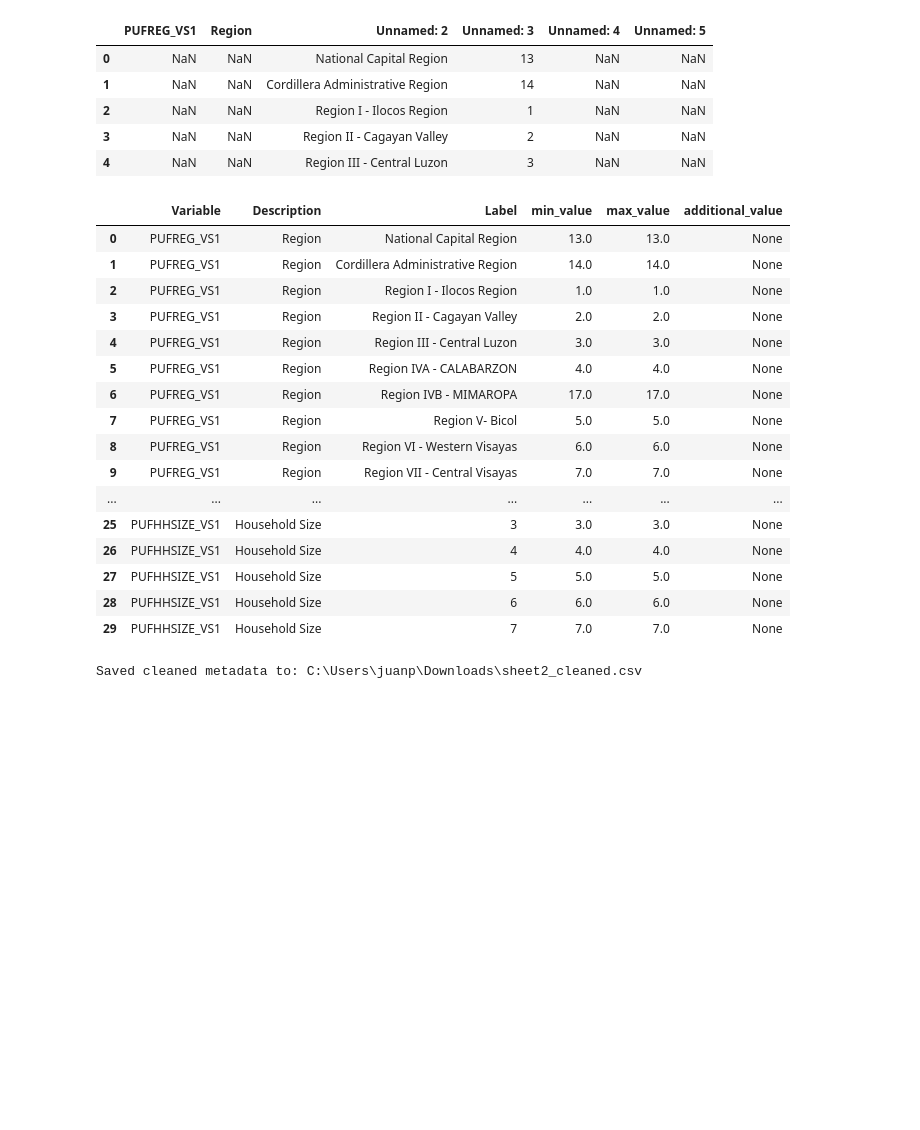
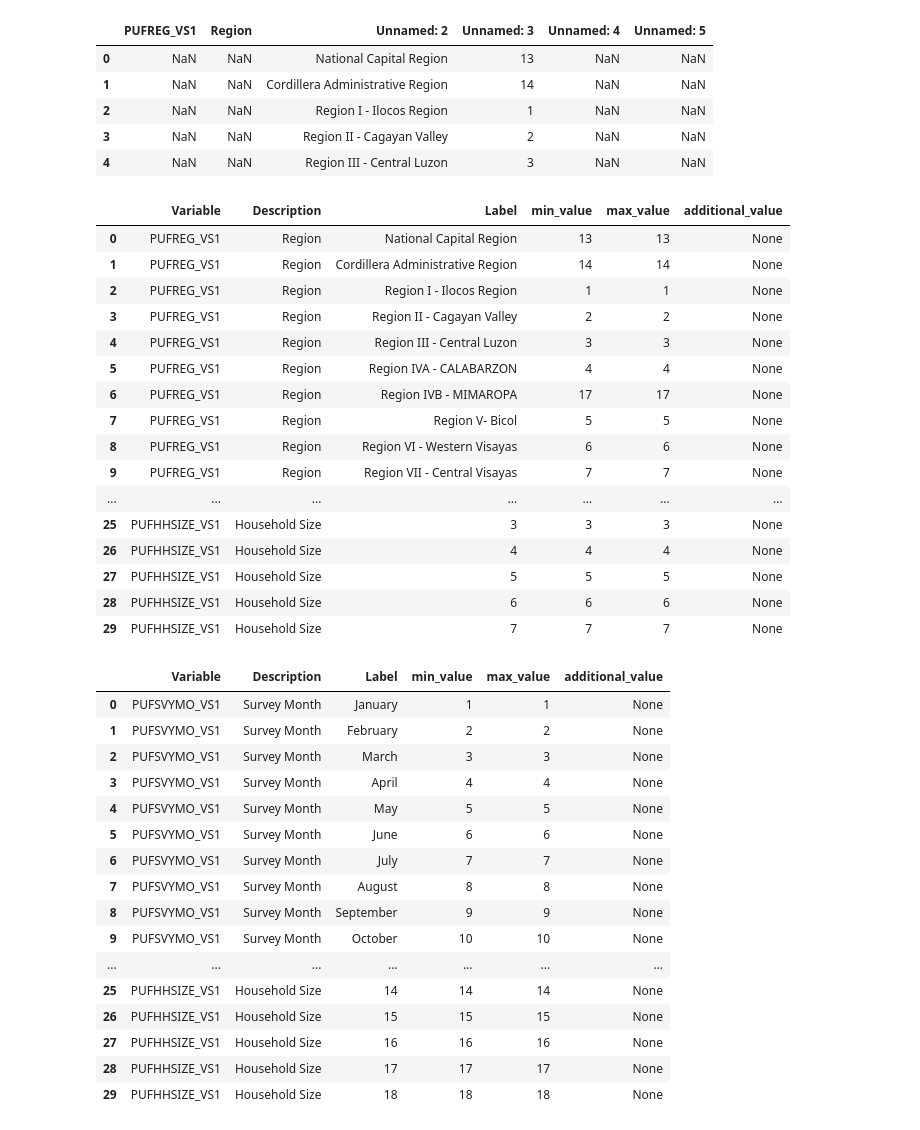
Before and after one commit to clemweb3/Undegraduate-Thesis-Repository, a Jupyter notebook: Notebooks/Preprocessing.ipynb, the cells around one changed output. Drawn from its saved outputs; the diff is of its cells as text; code cells hidden in the pictures; blank space fills up the shorter version.

Commit message:
fixed the code block for sheet 2 to be friednly for all years and months

```diff
--- a/Notebooks/Preprocessing.ipynb
+++ b/Notebooks/Preprocessing.ipynb
@@ -270,40 +270,45 @@ def reshape_sheet2_with_minmax(df):
     return pd.DataFrame(reshaped)
 # %%
 sheet2 = load_dataset("2018", "January", "metadata", 1)
-clean = reshape_sheet2_with_minmax(sheet2)
+clean = reshape_sheet2_friendly(sheet2)
 clean.head(30)
 # %% [output]
 |  | Variable | Description | Label | min_value | max_value | additional_value |
-| 0 | PUFREG_VS1 | Region | National Capital Region | 13.0 | 13.0 | None |
-| 1 | PUFREG_VS1 | Region | Cordillera Administrative Region | 14.0 | 14.0 | None |
-| 2 | PUFREG_VS1 | Region | Region I - Ilocos Region | 1.0 | 1.0 | None |
-| 3 | PUFREG_VS1 | Region | Region II - Cagayan Valley | 2.0 | 2.0 | None |
-| 4 | PUFREG_VS1 | Region | Region III - Central Luzon | 3.0 | 3.0 | None |
-| 5 | PUFREG_VS1 | Region | Region IVA - CALABARZON | 4.0 | 4.0 | None |
-| 6 | PUFREG_VS1 | Region | Region IVB - MIMAROPA | 17.0 | 17.0 | None |
-| 7 | PUFREG_VS1 | Region | Region V- Bicol | 5.0 | 5.0 | None |
-| 8 | PUFREG_VS1 | Region | Region VI - Western Visayas | 6.0 | 6.0 | None |
-| 9 | PUFREG_VS1 | Region | Region VII - Central Visayas | 7.0 | 7.0 | None |
+| 0 | PUFREG_VS1 | Region | National Capital Region | 13 | 13 | None |
+| 1 | PUFREG_VS1 | Region | Cordillera Administrative Region | 14 | 14 | None |
+| 2 | PUFREG_VS1 | Region | Region I - Ilocos Region | 1 | 1 | None |
+| 3 | PUFREG_VS1 | Region | Region II - Cagayan Valley | 2 | 2 | None |
+| 4 | PUFREG_VS1 | Region | Region III - Central Luzon | 3 | 3 | None |
+| 5 | PUFREG_VS1 | Region | Region IVA - CALABARZON | 4 | 4 | None |
+| 6 | PUFREG_VS1 | Region | Region IVB - MIMAROPA | 17 | 17 | None |
+| 7 | PUFREG_VS1 | Region | Region V- Bicol | 5 | 5 | None |
+| 8 | PUFREG_VS1 | Region | Region VI - Western Visayas | 6 | 6 | None |
+| 9 | PUFREG_VS1 | Region | Region VII - Central Visayas | 7 | 7 | None |
 | ... | ... | ... | ... | ... | ... | ... |
-| 25 | PUFHHSIZE_VS1 | Household Size | 3 | 3.0 | 3.0 | None |
-| 26 | PUFHHSIZE_VS1 | Household Size | 4 | 4.0 | 4.0 | None |
-| 27 | PUFHHSIZE_VS1 | Household Size | 5 | 5.0 | 5.0 | None |
-| 28 | PUFHHSIZE_VS1 | Household Size | 6 | 6.0 | 6.0 | None |
-| 29 | PUFHHSIZE_VS1 | Household Size | 7 | 7.0 | 7.0 | None |
+| 25 | PUFHHSIZE_VS1 | Household Size | 3 | 3 | 3 | None |
+| 26 | PUFHHSIZE_VS1 | Household Size | 4 | 4 | 4 | None |
+| 27 | PUFHHSIZE_VS1 | Household Size | 5 | 5 | 5 | None |
+| 28 | PUFHHSIZE_VS1 | Household Size | 6 | 6 | 6 | None |
+| 29 | PUFHHSIZE_VS1 | Household Size | 7 | 7 | 7 | None |
 # %%
-import os
-
-# Generate clean
-sheet2 = load_dataset("2018", "January", "metadata", 1)
-clean = reshape_sheet2_with_minmax(sheet2)
-
-# Build path to Downloads
-downloads = os.path.join(os.path.expanduser("~"), "Downloads")
-file_path = os.path.join(downloads, "sheet2_cleaned.csv")
-
-# Save to CSV without the index
-clean.to_csv(file_path, index=False)
-
-print("Saved cleaned metadata to:", file_path)
+sheet2 = load_dataset("2024", "August", "metadata", 1)
+clean = reshape_sheet2_friendly(sheet2)
+clean.head(30)
 # %% [output]
-Saved cleaned metadata to: C:\Users\juanp\Downloads\sheet2_cleaned.csv
+|  | Variable | Description | Label | min_value | max_value | additional_value |
+| 0 | PUFSVYMO_VS1 | Survey Month | January | 1 | 1 | None |
+| 1 | PUFSVYMO_VS1 | Survey Month | February | 2 | 2 | None |
+| 2 | PUFSVYMO_VS1 | Survey Month | March | 3 | 3 | None |
+| 3 | PUFSVYMO_VS1 | Survey Month | April | 4 | 4 | None |
+| 4 | PUFSVYMO_VS1 | Survey Month | May | 5 | 5 | None |
+| 5 | PUFSVYMO_VS1 | Survey Month | June | 6 | 6 | None |
+| 6 | PUFSVYMO_VS1 | Survey Month | July | 7 | 7 | None |
+| 7 | PUFSVYMO_VS1 | Survey Month | August | 8 | 8 | None |
+| 8 | PUFSVYMO_VS1 | Survey Month | September | 9 | 9 | None |
+| 9 | PUFSVYMO_VS1 | Survey Month | October | 10 | 10 | None |
+| ... | ... | ... | ... | ... | ... | ... |
+| 25 | PUFHHSIZE_VS1 | Household Size | 14 | 14 | 14 | None |
+| 26 | PUFHHSIZE_VS1 | Household Size | 15 | 15 | 15 | None |
+| 27 | PUFHHSIZE_VS1 | Household Size | 16 | 16 | 16 | None |
+| 28 | PUFHHSIZE_VS1 | Household Size | 17 | 17 | 17 | None |
+| 29 | PUFHHSIZE_VS1 | Household Size | 18 | 18 | 18 | None |
```
Also changed, not shown: parts of 1 cell of this notebook.
